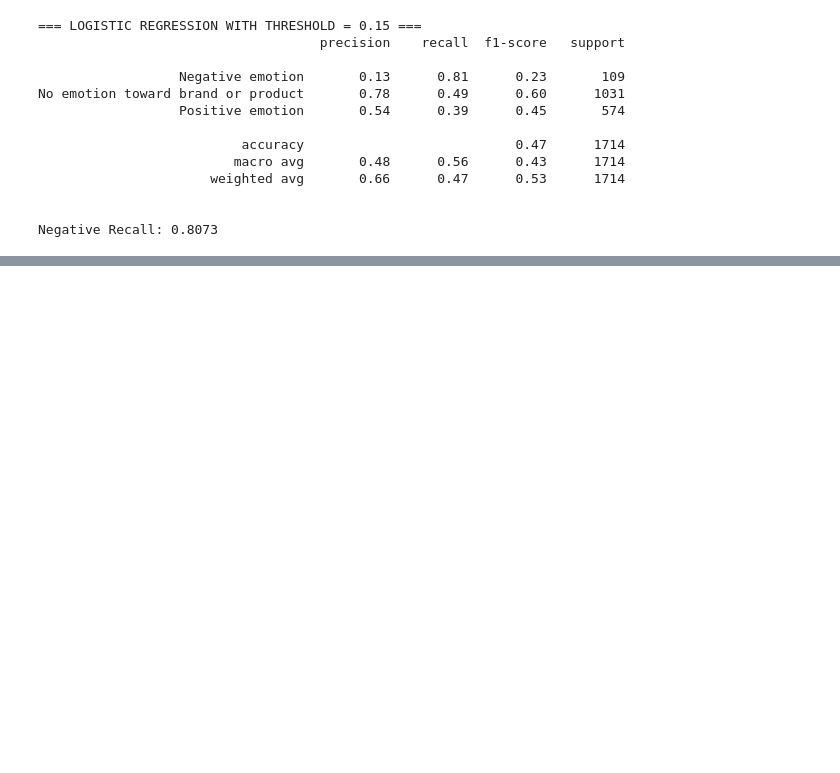
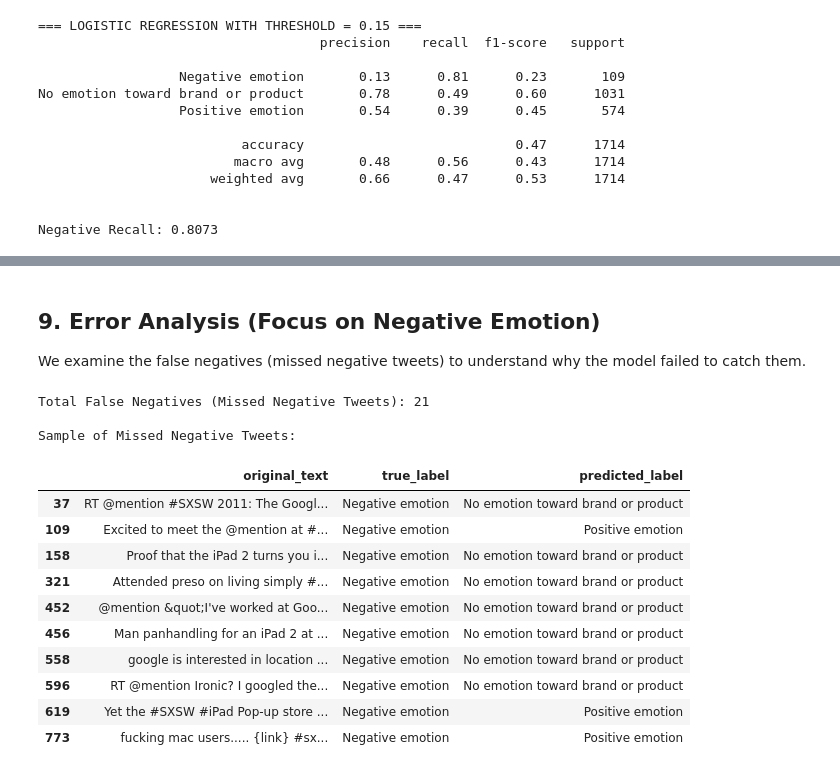
Before and after one commit to Dahir-ke/Group4-Sentiment-Analysis-, a Jupyter notebook: Notebook.ipynb, the cells around one changed output, grey strips where cells are left out. Drawn from its saved outputs; the diff is of its cells as text; code cells hidden in the pictures; blank space fills up the shorter version.

```diff
--- a/Notebook.ipynb
+++ b/Notebook.ipynb
@@ -415,0 +566,34 @@ plt.show()
+# %% [markdown]
+## 9. Error Analysis (Focus on Negative Emotion)
+
+We examine the false negatives (missed negative tweets) to understand why the model failed to catch them.
+# %%
+# Create results dataframe
+results = pd.DataFrame({
+    'original_text': df.loc[X_test.index, 'text'].values,
+    'clean_text': X_test.values,
+    'true_label': y_test.values,
+    'predicted_label': y_final_pred
+}).reset_index(drop=True)
+
+false_negatives = results[(results['true_label'] == 'Negative emotion') &
+                         (results['predicted_label'] != 'Negative emotion')]
+
+print(f"Total False Negatives (Missed Negative Tweets): {len(false_negatives)}")
+print("\nSample of Missed Negative Tweets:")
+display(false_negatives[['original_text', 'true_label', 'predicted_label']].head(10))
+# %% [output]
+Total False Negatives (Missed Negative Tweets): 21
+
+Sample of Missed Negative Tweets:
+|  | original_text | true_label | predicted_label |
+| 37 | RT @mention #SXSW 2011: The Googl... | Negative emotion | No emotion toward brand or product |
+| 109 | Excited to meet the @mention at #... | Negative emotion | Positive emotion |
+| 158 | Proof that the iPad 2 turns you i... | Negative emotion | No emotion toward brand or product |
+| 321 | Attended preso on living simply #... | Negative emotion | No emotion toward brand or product |
+| 452 | @mention &quot;I've worked at Goo... | Negative emotion | No emotion toward brand or product |
+| 456 | Man panhandling for an iPad 2 at ... | Negative emotion | No emotion toward brand or product |
+| 558 | google is interested in location ... | Negative emotion | No emotion toward brand or product |
+| 596 | RT @mention Ironic? I googled the... | Negative emotion | No emotion toward brand or product |
+| 619 | Yet the #SXSW #iPad Pop-up store ... | Negative emotion | Positive emotion |
+| 773 | fucking mac users..... {link} #sx... | Negative emotion | Positive emotion |
```
Also changed, not shown: parts of 13 cells of this notebook, 5 other files.
